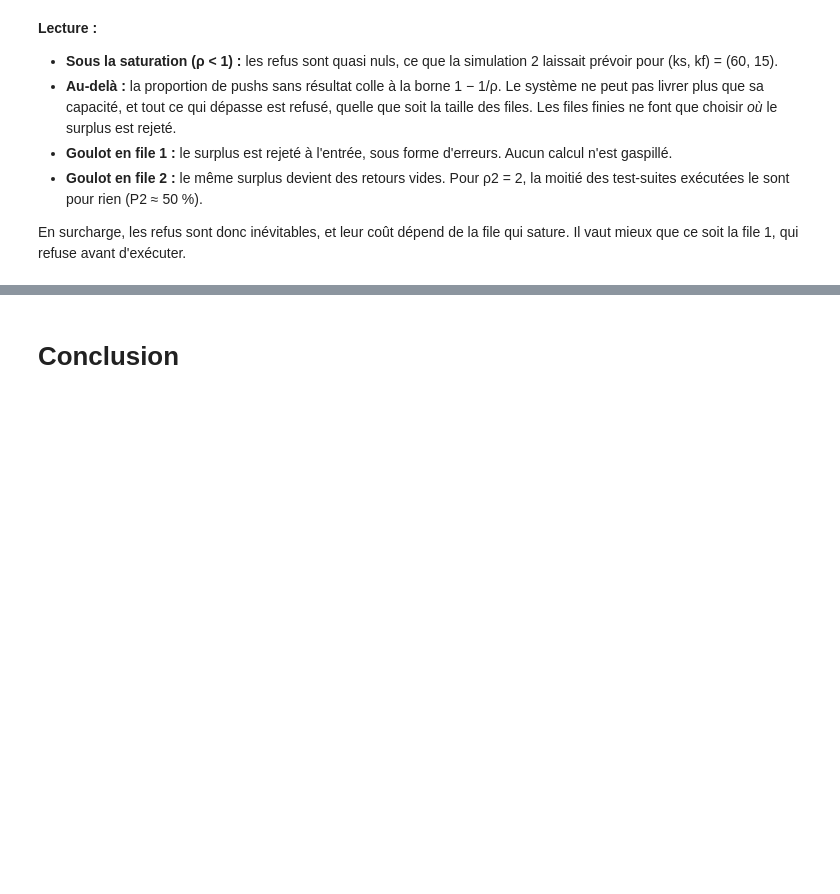
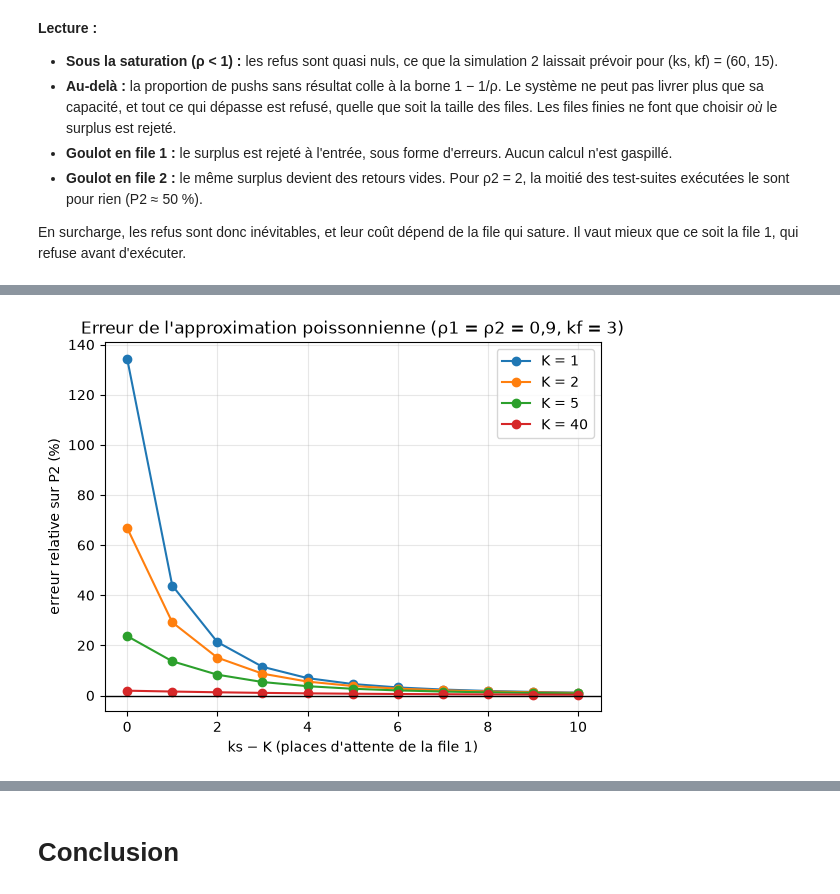
Before and after one commit to marc78s/ERO2, a Jupyter notebook: notebooks/WaterfallNotebook2.ipynb, the cells around one changed output, grey strips where cells are left out. Cells and saved outputs as stored; diff of their text form; code cells hidden in the pictures; blank space fills up the shorter version.

Commit message:
feat(waterfall_notebook_2): simulation 4 + conclusion

```diff
--- a/notebooks/WaterfallNotebook2.ipynb
+++ b/notebooks/WaterfallNotebook2.ipynb
@@ -283,0 +289,32 @@ En surcharge, les refus sont donc inévitables, et leur coût dépend de la file
+# %%
+import sys
+from pathlib import Path
+import numpy as np
+import matplotlib.pyplot as plt
+
+sys.path.insert(0, str(Path.cwd().parent / "scripts"))
+import WaterfallSimulation2
+from Utils import Utils
+
+MU1, KF, RHO = 1/60, 3, 0.9
+waiting_places = range(0, 11)
+
+for K in [1, 2, 5, 40]:
+    lam = RHO * K * MU1
+    mu2 = lam / RHO
+    errors = []
+    for w in waiting_places:
+        p1, p2 = Utils.tandem_blocking_exact(lam, MU1, K, K + w, mu2, KF)
+        approx = Utils.mmkn_blocking(lam * (1 - p1), mu2, 1, KF)
+        errors.append(100 * (approx - p2) / p2)
+    plt.plot(waiting_places, errors, 'o-', label=f'K = {K}')
+
+plt.axhline(0, color='k', lw=1)
+plt.xlabel("ks − K (places d'attente de la file 1)")
+plt.ylabel('erreur relative sur P2 (%)')
+plt.title('Erreur de l\'approximation poissonnienne (ρ1 = ρ2 = 0,9, kf = 3)')
+plt.grid(alpha=.3)
+plt.legend()
+plt.show()
+# %% [output]
+[figure, added]
```
Also changed, not shown: parts of 6 cells of this notebook, 2 other files.
